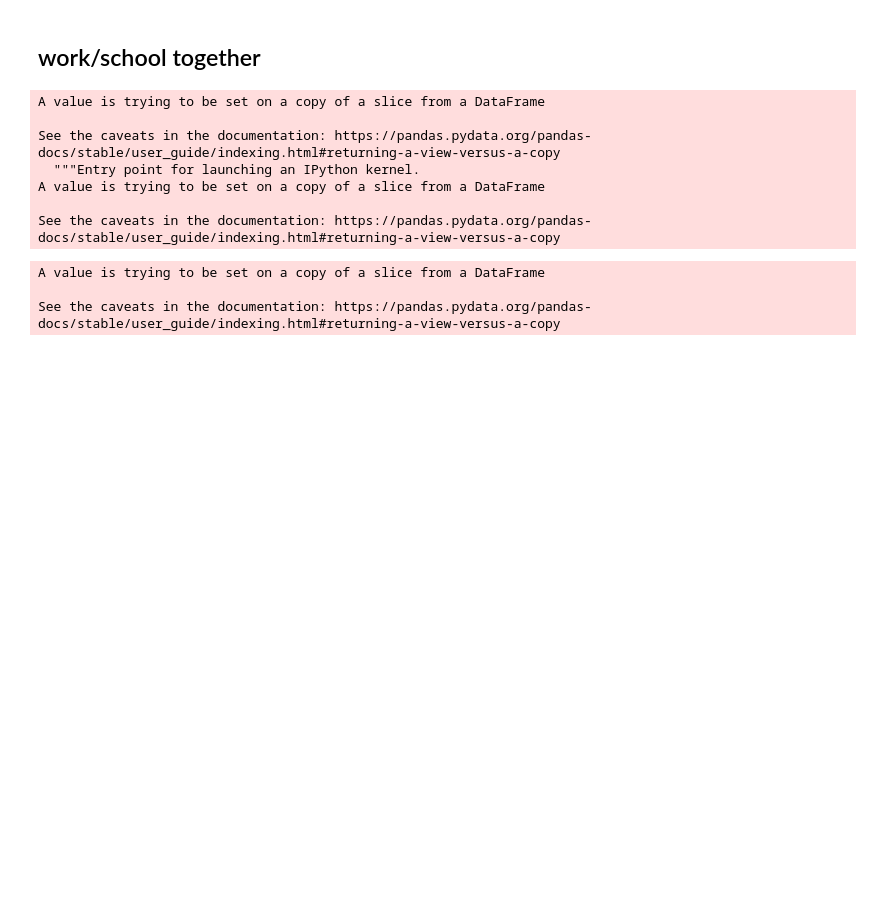
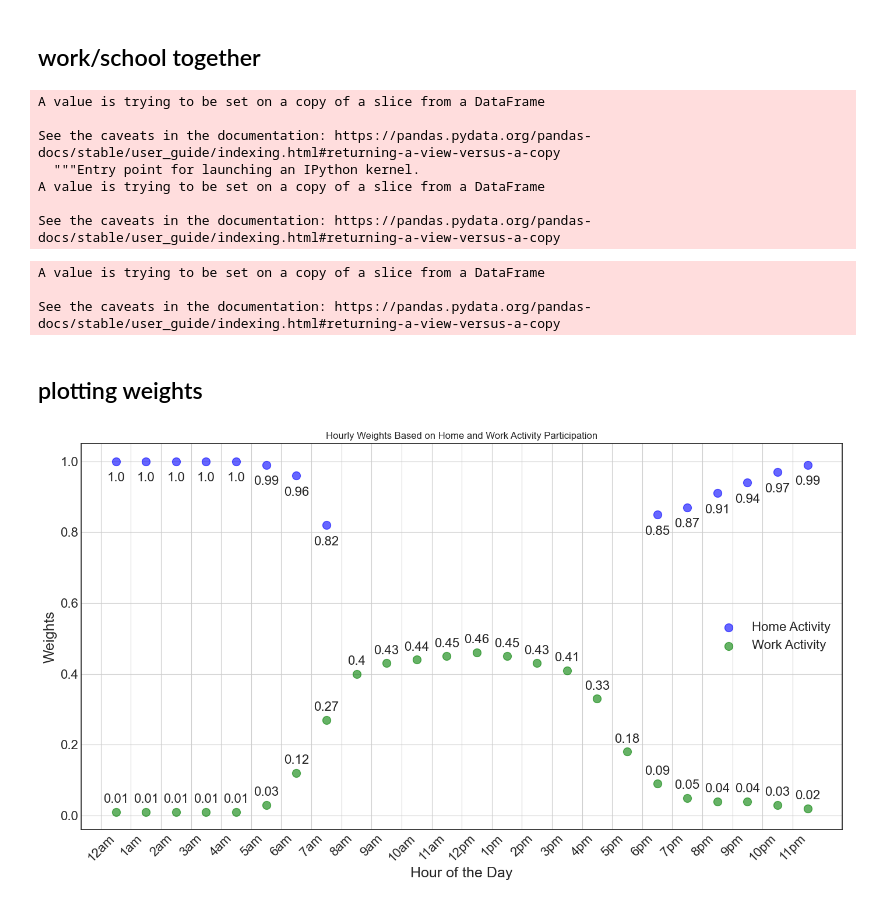
Before and after one commit to tozlucaglar/MAD4AG, a Jupyter notebook: src/2.2-Hourly-activity-frequencies.ipynb, the cells around one changed output. Saved outputs shown, nothing was run; the diff lists cells and outputs as text; code cells hidden in the pictures; blank space fills up the shorter version.

```diff
--- a/src/2.2-Hourly-activity-frequencies.ipynb
+++ b/src/2.2-Hourly-activity-frequencies.ipynb
@@ -286,3 +286,53 @@ See the caveats in the documentation: https://pandas.pydata.org/pandas-docs/stab
 df_survey_tempo = pd.concat([df_survey_tempo, work_school], axis=0)
 # %%
 df_survey_tempo.to_csv(f'./dbs/intermediate/act_temporal_pattern.csv')
+# %% [markdown]
+## plotting weights
+# %%
+plt.style.use('seaborn-white')
+# %%
+import matplotlib.pyplot as plt
+
+# Hours mapped to a continuous scale (0-23 for 24 hours)
+hour_map = {h: i for i, h in enumerate(['12am', '1am', '2am', '3am', '4am', '5am', '6am', '7am',
+                                        '8am', '9am', '10am', '11am', '12pm', '1pm', '2pm', '3pm',
+                                        '4pm', '5pm', '6pm', '7pm', '8pm', '9pm', '10pm', '11pm'])}
+
+# Adjusted hours for the mapping to place dots between ticks
+hours_home = ['6pm', '7pm', '8pm', '9pm', '10pm', '11pm', '12am', '1am', '2am', '3am', '4am', '5am', '6am', '7am']
+weights_home = [0.85, 0.87, 0.91, 0.94, 0.97, 0.99, 1.00, 1.00, 1.00, 1.00, 1.00, 0.99, 0.96, 0.82]
+# Adding 0.5 to shift the points to the middle of the interval
+hours_home_mapped = [hour_map[hr] + 0.5 for hr in hours_home]
+
+weights_work = [0.01, 0.01, 0.01, 0.01, 0.01, 0.03, 0.12, 0.27, 0.40, 0.43, 0.44, 0.45, 0.46, 0.45, 0.43, 0.41, 0.33, 0.18, 0.09, 0.05, 0.04, 0.04, 0.03, 0.02]
+hours_work_mapped = [i + 0.5 for i in range(24)]  # Shifting by 0.5
+
+# Combining home and work into one scatter plot
+plt.figure(figsize=(14, 8))
+plt.scatter(hours_home_mapped, weights_home, color='blue', label='Home Activity', s=100, alpha=0.6)
+plt.scatter(hours_work_mapped, weights_work, color='green', label='Work Activity', s=100, alpha=0.6)
+
+# Annotate each point with the weight value
+for i, txt in enumerate(weights_home):
+    plt.annotate(txt, (hours_home_mapped[i], weights_home[i]-0.08), textcoords="offset points", xytext=(0,10), ha='center', fontsize=16)
+for i, txt in enumerate(weights_work):
+    plt.annotate(txt, (hours_work_mapped[i], weights_work[i]+0.06), textcoords="offset points", xytext=(0,-15), ha='center', fontsize=16)
+
+plt.title('Hourly Weights Based on Home and Work Activity Participation')
+plt.xlabel('Hour of the Day', fontsize=18)
+plt.ylabel('Weights', fontsize=18)
+# Adjusting x,y-ticks to align with the new point positions
+plt.yticks( fontsize=16)
+
+plt.xticks([i for i in range(24)], list(hour_map.keys()), rotation=45, fontsize=16)
+plt.legend(prop={'size': 16})
+plt.grid(True)
+plt.tight_layout()
+
+
+plt.savefig('figures/primary_activities_weights.jpg', dpi=300, bbox_inches="tight")
+
+
+plt.show()
+# %% [output]
+[figure, added]
```
Also changed, not shown: 21 other files.
